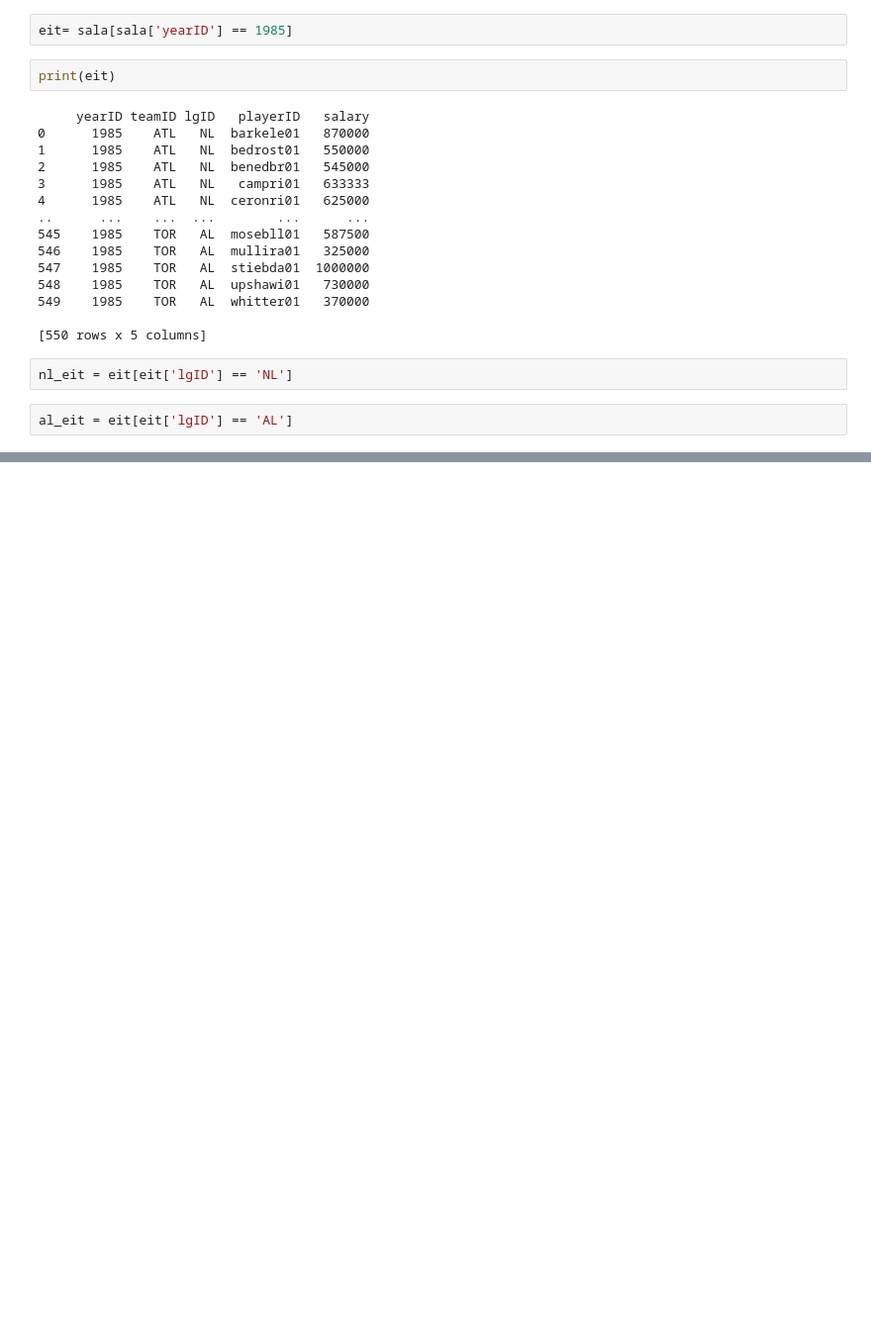
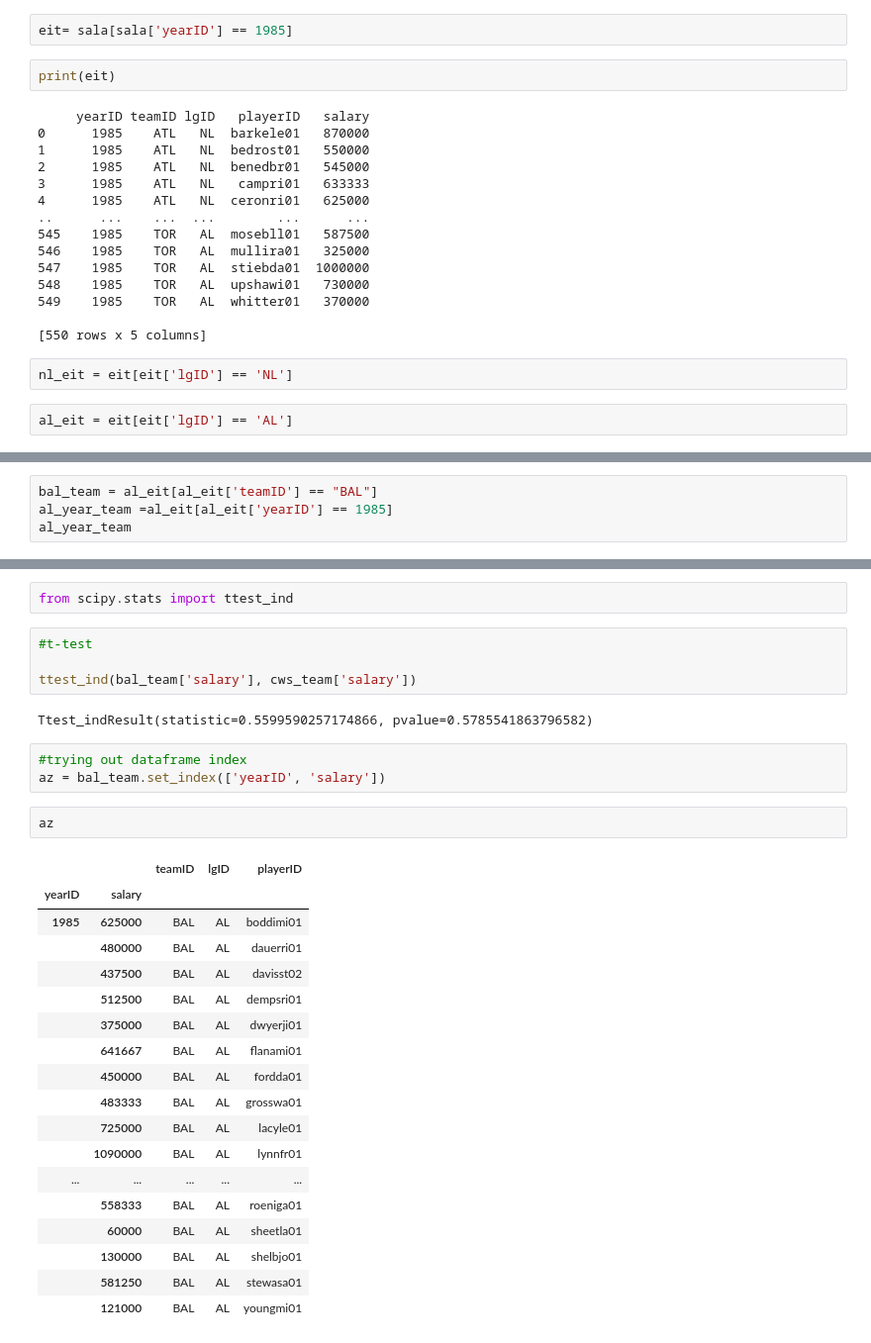
Before and after one commit to AnthonyTIrwin/Data-Science--Louisville-Services, a Jupyter notebook: DataFilesandSummaryStatistics.ipynb, the cells around one changed output, grey strips where cells are left out. Shown: that part at 99% size. Drawn from its saved outputs; the diff is of its cells as text; blank space fills up the shorter version.

```diff
--- a/DataFilesandSummaryStatistics.ipynb
+++ b/DataFilesandSummaryStatistics.ipynb
@@ -89,0 +98,4 @@ al_eit = eit[eit['lgID'] == 'AL']
+# %%
+bal_team = al_eit[al_eit['teamID'] == "BAL"]
+al_year_team =al_eit[al_eit['yearID'] == 1985]
+al_year_team
@@ -89,0 +116,32 @@ al_eit = eit[eit['lgID'] == 'AL']
+# %%
+from scipy.stats import ttest_ind
+# %%
+#t-test
+
+ttest_ind(bal_team['salary'], cws_team['salary'])
+# %% [output]
+Ttest_indResult(statistic=0.5599590257174866, pvalue=0.5785541863796582)
+# %%
+#trying out dataframe index
+az = bal_team.set_index(['yearID', 'salary'])
+# %%
+az
+# %% [output]
+|  |  | teamID | lgID | playerID |
+| yearID | salary |  |  |  |
+| 1985 | 625000 | BAL | AL | boddimi01 |
+|  | 480000 | BAL | AL | dauerri01 |
+|  | 437500 | BAL | AL | davisst02 |
+|  | 512500 | BAL | AL | dempsri01 |
+|  | 375000 | BAL | AL | dwyerji01 |
+|  | 641667 | BAL | AL | flanami01 |
+|  | 450000 | BAL | AL | fordda01 |
+|  | 483333 | BAL | AL | grosswa01 |
+|  | 725000 | BAL | AL | lacyle01 |
+|  | 1090000 | BAL | AL | lynnfr01 |
+| ... | ... | ... | ... | ... |
+|  | 558333 | BAL | AL | roeniga01 |
+|  | 60000 | BAL | AL | sheetla01 |
+|  | 130000 | BAL | AL | shelbjo01 |
+|  | 581250 | BAL | AL | stewasa01 |
+|  | 121000 | BAL | AL | youngmi01 |
```
Also changed, not shown: parts of 12 cells of this notebook.
